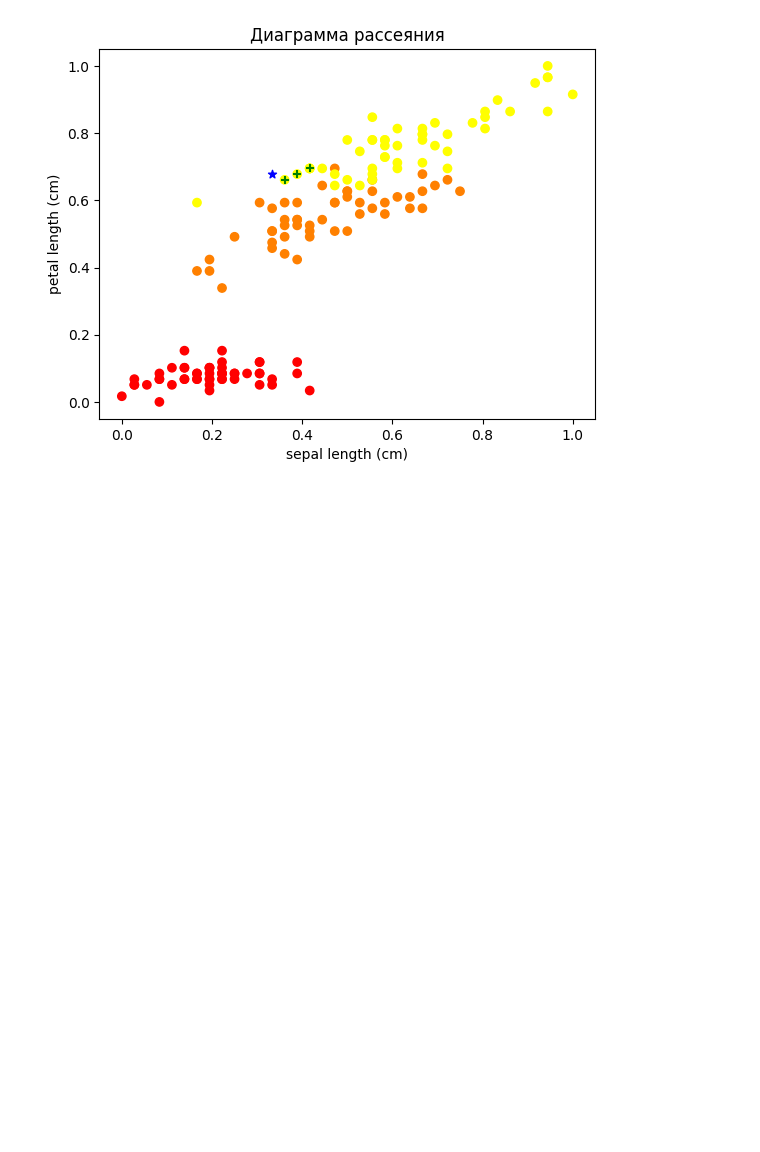
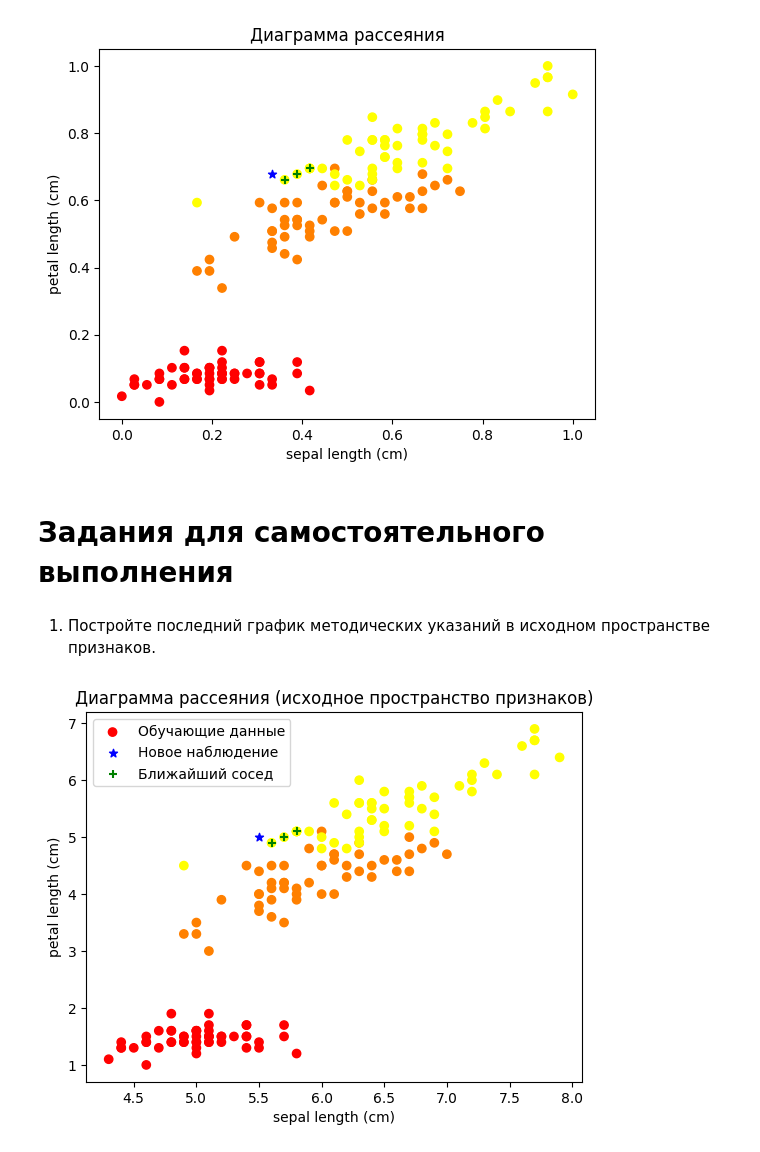
Before and after one commit to AlinaSabitova/Machine_learning, a Jupyter notebook: ML_3_5.ipynb, the cells around one changed output. Saved outputs shown, nothing was run; the diff lists cells and outputs as text; code cells hidden in the pictures; blank space fills up the shorter version.

```diff
--- a/ML_3_5.ipynb
+++ b/ML_3_5.ipynb
@@ -145,3 +145,48 @@ plt.ylabel('petal length (cm)')
 plt.show()
 # %% [output]
 [figure]
+# %% [markdown]
+# Задания для самостоятельного выполнения
+# %% [markdown]
+1. Постройте последний график методических указаний в исходном пространстве признаков.
+# %%
+import numpy as np
+from sklearn import datasets
+from sklearn.preprocessing import MinMaxScaler
+from sklearn.neighbors import KNeighborsClassifier
+import matplotlib.pyplot as plt
+import pandas as pd
+
+iris = datasets.load_iris()
+features = iris.data
+data = pd.DataFrame(features, columns=iris.feature_names)
+
+X = data.iloc[:, [0, 2]].values
+y = iris.target
+
+scaler = MinMaxScaler()
+X_scaled = scaler.fit_transform(X)
+
+knn = KNeighborsClassifier(n_neighbors=3)
+knn.fit(X_scaled, y)
+
+observation_new = [[5.5, 5]]
+observation_new_scaled = scaler.transform(observation_new)
+
+distances, indices = knn.kneighbors(observation_new_scaled)
+
+plt.scatter(X[:, 0], X[:, 1], c=y, cmap='autumn', label='Обучающие данные')
+
+observation_original = scaler.inverse_transform(observation_new_scaled)[0]
+plt.scatter(observation_original[0], observation_original[1], marker='*', color='b', label='Новое наблюдение')
+
+for neighbor in indices[0]:
+    plt.scatter(X[neighbor][0], X[neighbor][1], marker='+', color='g', label='Ближайший сосед' if neighbor == indices[0][0] else None)
+
+plt.title("Диаграмма рассеяния (исходное пространство признаков)")
+plt.xlabel('sepal length (cm)')
+plt.ylabel('petal length (cm)')
+plt.legend()
+plt.show()
+# %% [output]
+[figure, added]
```
Also changed, not shown: parts of 16 cells of this notebook.
